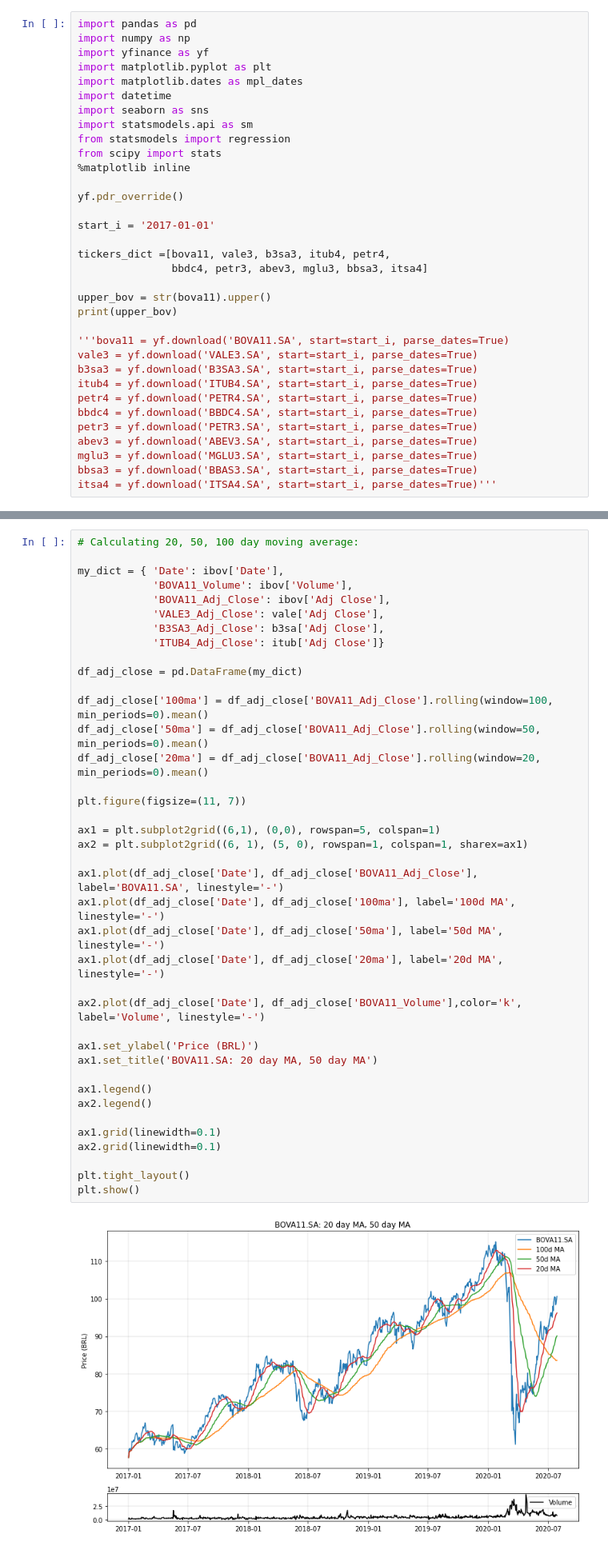
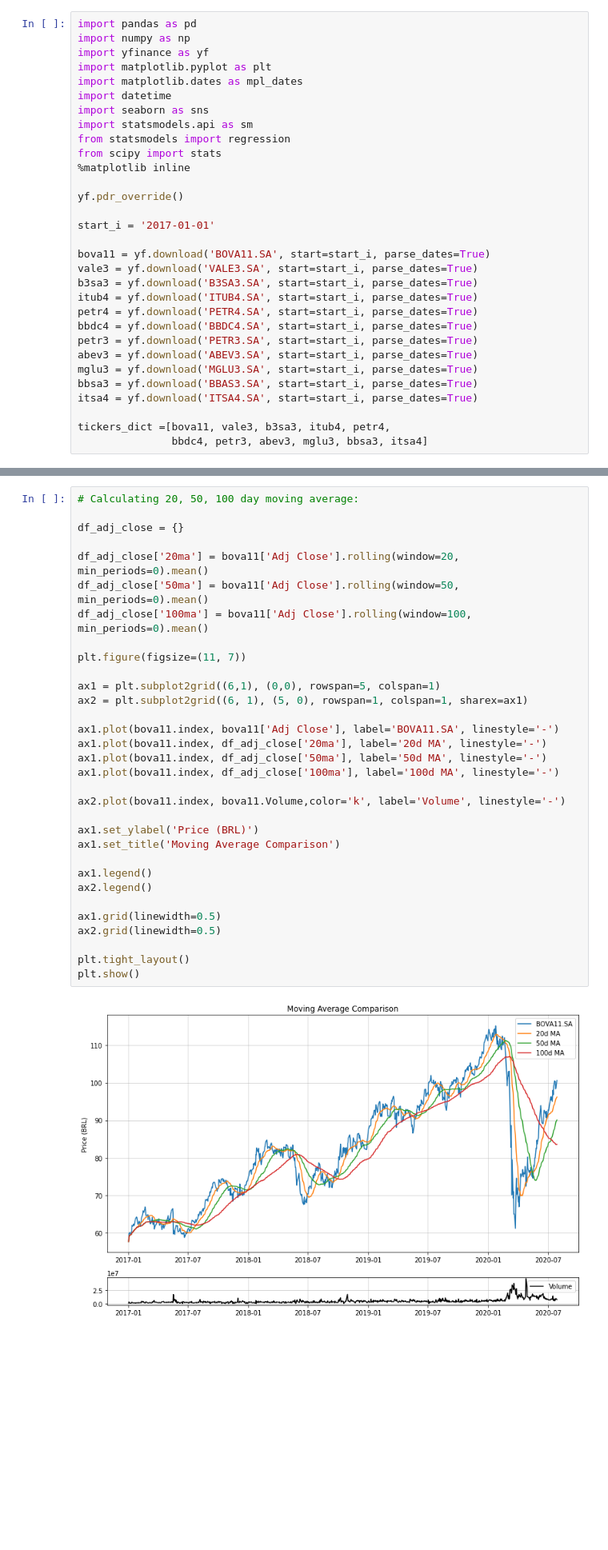
Before and after one commit to antoniosalomao/Rafter_A1, a Jupyter notebook: rafter_presentation.ipynb, the cells around one changed output, grey strips where cells are left out. Shown at 80% size. Saved outputs shown, nothing was run; the diff lists cells and outputs as text; blank space fills up the shorter version.

```diff
--- a/rafter_presentation.ipynb
+++ b/rafter_presentation.ipynb
@@ -15,13 +15,7 @@ yf.pdr_override()
 
 start_i = '2017-01-01'
 
-tickers_dict =[bova11, vale3, b3sa3, itub4, petr4,
-               bbdc4, petr3, abev3, mglu3, bbsa3, itsa4]
-
-upper_bov = str(bova11).upper()
-print(upper_bov)
-
-'''bova11 = yf.download('BOVA11.SA', start=start_i, parse_dates=True)
+bova11 = yf.download('BOVA11.SA', start=start_i, parse_dates=True)
 vale3 = yf.download('VALE3.SA', start=start_i, parse_dates=True)
 b3sa3 = yf.download('B3SA3.SA', start=start_i, parse_dates=True)
 itub4 = yf.download('ITUB4.SA', start=start_i, parse_dates=True)
@@ -31,5 +25,8 @@ petr3 = yf.download('PETR3.SA', start=start_i, parse_dates=True)
 abev3 = yf.download('ABEV3.SA', start=start_i, parse_dates=True)
 mglu3 = yf.download('MGLU3.SA', start=start_i, parse_dates=True)
 bbsa3 = yf.download('BBAS3.SA', start=start_i, parse_dates=True)
-itsa4 = yf.download('ITSA4.SA', start=start_i, parse_dates=True)'''
+itsa4 = yf.download('ITSA4.SA', start=start_i, parse_dates=True)
+
+tickers_dict =[bova11, vale3, b3sa3, itub4, petr4,
+               bbdc4, petr3, abev3, mglu3, bbsa3, itsa4]
 # %% [output]
@@ -271,44 +212,37 @@ plt.show()
 # %%
 # Calculating 20, 50, 100 day moving average:
 
-my_dict = { 'Date': ibov['Date'],
-            'BOVA11_Volume': ibov['Volume'],
-            'BOVA11_Adj_Close': ibov['Adj Close'],
-            'VALE3_Adj_Close': vale['Adj Close'],
-            'B3SA3_Adj_Close': b3sa['Adj Close'],
-            'ITUB4_Adj_Close': itub['Adj Close']}
+df_adj_close = {}
 
-df_adj_close = pd.DataFrame(my_dict)
-
-df_adj_close['100ma'] = df_adj_close['BOVA11_Adj_Close'].rolling(window=100, min_periods=0).mean()
-df_adj_close['50ma'] = df_adj_close['BOVA11_Adj_Close'].rolling(window=50, min_periods=0).mean()
-df_adj_close['20ma'] = df_adj_close['BOVA11_Adj_Close'].rolling(window=20, min_periods=0).mean()
+df_adj_close['20ma'] = bova11['Adj Close'].rolling(window=20, min_periods=0).mean()
+df_adj_close['50ma'] = bova11['Adj Close'].rolling(window=50, min_periods=0).mean()
+df_adj_close['100ma'] = bova11['Adj Close'].rolling(window=100, min_periods=0).mean()
 
 plt.figure(figsize=(11, 7))
 
 ax1 = plt.subplot2grid((6,1), (0,0), rowspan=5, colspan=1)
 ax2 = plt.subplot2grid((6, 1), (5, 0), rowspan=1, colspan=1, sharex=ax1)
 
-ax1.plot(df_adj_close['Date'], df_adj_close['BOVA11_Adj_Close'], label='BOVA11.SA', linestyle='-')
-ax1.plot(df_adj_close['Date'], df_adj_close['100ma'], label='100d MA', linestyle='-')
-ax1.plot(df_adj_close['Date'], df_adj_close['50ma'], label='50d MA', linestyle='-')
-ax1.plot(df_adj_close['Date'], df_adj_close['20ma'], label='20d MA', linestyle='-')
+ax1.plot(bova11.index, bova11['Adj Close'], label='BOVA11.SA', linestyle='-')
+ax1.plot(bova11.index, df_adj_close['20ma'], label='20d MA', linestyle='-')
+ax1.plot(bova11.index, df_adj_close['50ma'], label='50d MA', linestyle='-')
+ax1.plot(bova11.index, df_adj_close['100ma'], label='100d MA', linestyle='-')
 
-ax2.plot(df_adj_close['Date'], df_adj_close['BOVA11_Volume'],color='k', label='Volume', linestyle='-')
+ax2.plot(bova11.index, bova11.Volume,color='k', label='Volume', linestyle='-')
 
 ax1.set_ylabel('Price (BRL)')
-ax1.set_title('BOVA11.SA: 20 day MA, 50 day MA')
+ax1.set_title('Moving Average Comparison')
 
 ax1.legend()
 ax2.legend()
 
-ax1.grid(linewidth=0.1)
-ax2.grid(linewidth=0.1)
+ax1.grid(linewidth=0.5)
+ax2.grid(linewidth=0.5)
 
 plt.tight_layout()
 plt.show()
 # %% [output]
-[figure, old version]
+[figure, new version]
 # %% [markdown]
 - Application: Machine Learning
 - Can we find the best MA?
```
Also changed, not shown: parts of 10 cells of this notebook.
